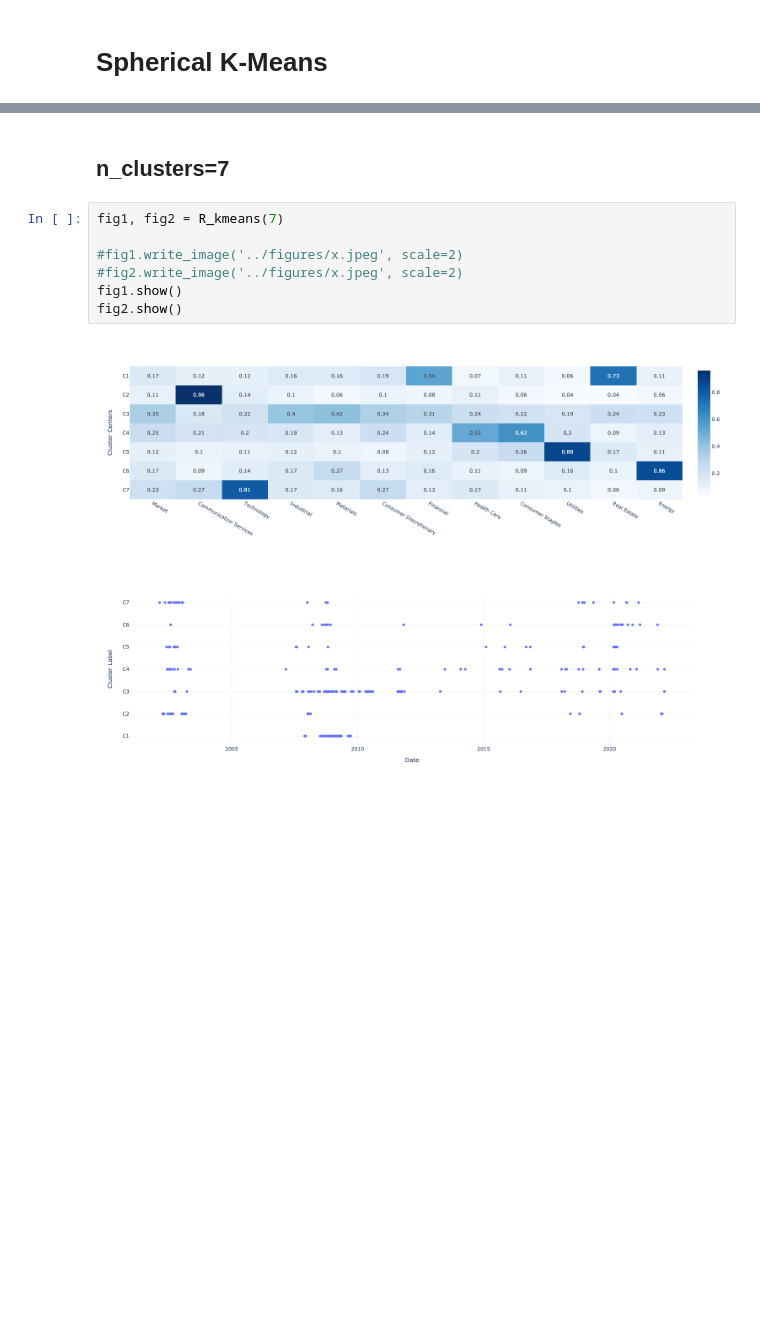
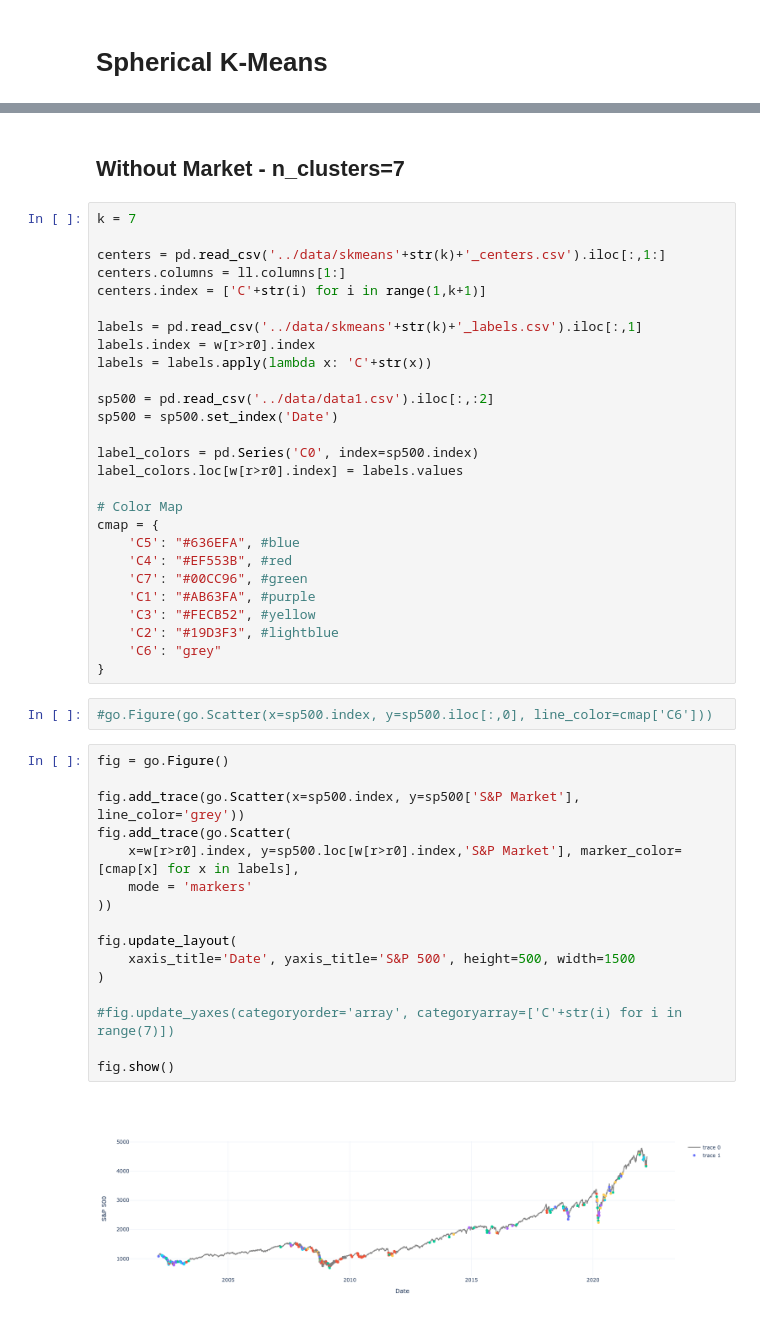
Before and after one commit to MegaCookies88/MSc.-Thesis-EVT-SP500, a Jupyter notebook: Jupyter_Notebooks/kmeans.ipynb, the cells around one changed output, grey strips where cells are left out. Drawn from its saved outputs; the diff is of its cells as text; blank space fills up the shorter version.

```diff
--- a/Jupyter_Notebooks/kmeans.ipynb
+++ b/Jupyter_Notebooks/kmeans.ipynb
@@ -145,12 +151,49 @@ for k in range(2,7):
-# %% [markdown]
-## n_clusters=7
-# %%
-fig1, fig2 = R_kmeans(7)
-
-#fig1.write_image('../figures/x.jpeg', scale=2)
-#fig2.write_image('../figures/x.jpeg', scale=2)
-fig1.show()
-fig2.show()
-# %% [output]
-[figure, removed]
-[figure, removed]
+# %% [markdown]
+## Without Market - n_clusters=7
+# %%
+k = 7
+
+centers = pd.read_csv('../data/skmeans'+str(k)+'_centers.csv').iloc[:,1:]
+centers.columns = ll.columns[1:]
+centers.index = ['C'+str(i) for i in range(1,k+1)]
+
+labels = pd.read_csv('../data/skmeans'+str(k)+'_labels.csv').iloc[:,1]
+labels.index = w[r>r0].index
+labels = labels.apply(lambda x: 'C'+str(x))
+
+sp500 = pd.read_csv('../data/data1.csv').iloc[:,:2]
+sp500 = sp500.set_index('Date')
+
+label_colors = pd.Series('C0', index=sp500.index)
+label_colors.loc[w[r>r0].index] = labels.values
+
+# Color Map
+cmap = {
+    'C5': "#636EFA", #blue
+    'C4': "#EF553B", #red
+    'C7': "#00CC96", #green
+    'C1': "#AB63FA", #purple
+    'C3': "#FECB52", #yellow
+    'C2': "#19D3F3", #lightblue
+    'C6': "grey"
+}
+# %%
+#go.Figure(go.Scatter(x=sp500.index, y=sp500.iloc[:,0], line_color=cmap['C6']))
+# %%
+fig = go.Figure()
+
+fig.add_trace(go.Scatter(x=sp500.index, y=sp500['S&P Market'], line_color='grey'))
+fig.add_trace(go.Scatter(
+    x=w[r>r0].index, y=sp500.loc[w[r>r0].index,'S&P Market'], marker_color=[cmap[x] for x in labels],
+    mode = 'markers'
+))
+
+fig.update_layout(
+    xaxis_title='Date', yaxis_title='S&P 500', height=500, width=1500
+)
+
+#fig.update_yaxes(categoryorder='array', categoryarray=['C'+str(i) for i in range(7)])
+
+fig.show()
+# %% [output]
+[figure, added]
```
Also changed, not shown: parts of 9 cells of this notebook.
